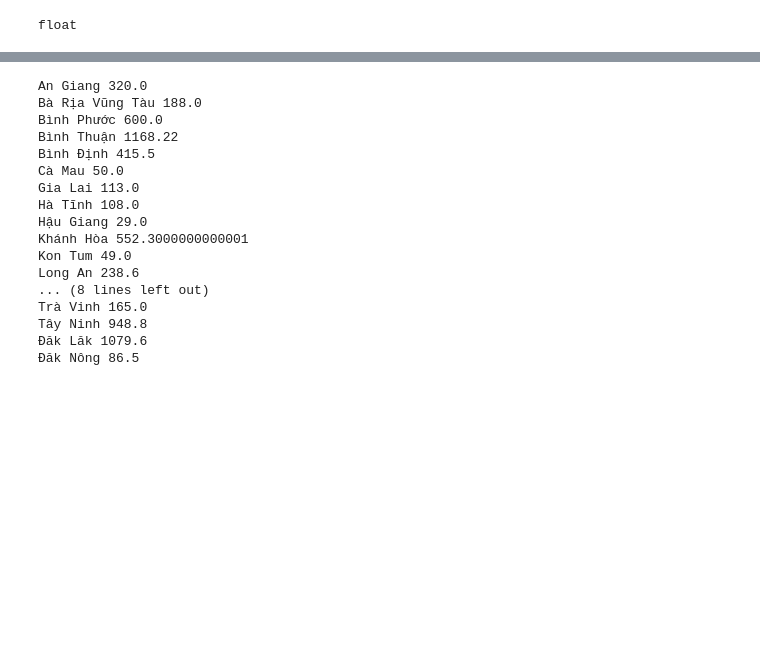
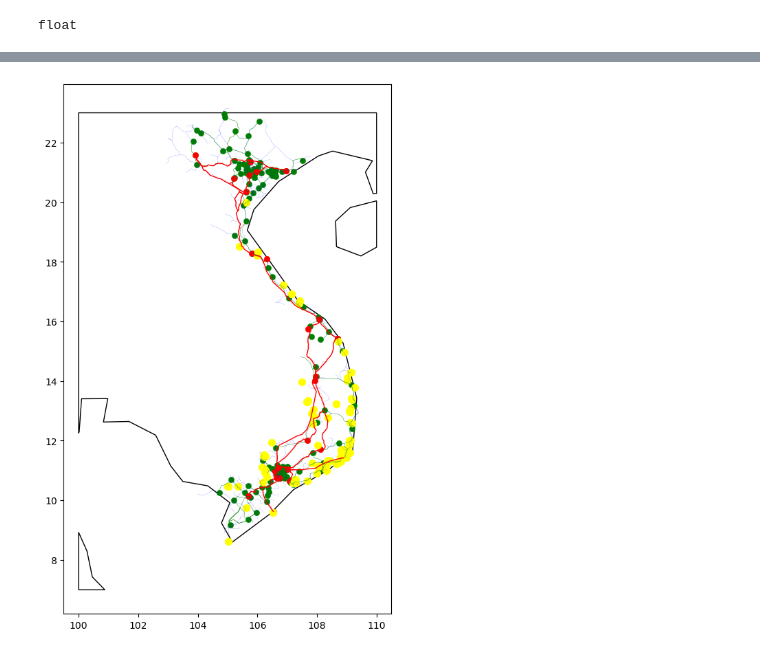
Before and after one commit to kyojinkyojin/vn_solar_power, a Jupyter notebook: get_data.ipynb, the cells around one changed output, grey strips where cells are left out. Saved outputs shown, nothing was run; the diff lists cells and outputs as text; code cells hidden in the pictures; blank space fills up the shorter version.

Commit message:
got the transmission dataset baby

```diff
--- a/get_data.ipynb
+++ b/get_data.ipynb
@@ -111,23 +111,18 @@ plt.show()
-# %%
-group = df.groupby(by="region_loc")
-for k, v in group:
-    print(k, v['mw'].sum())
-#dfs = [df for _, df in group]
-# %% [output]
-An Giang 320.0
-Bà Rịa Vũng Tàu 188.0
-Bình Phước 600.0
-Bình Thuận 1168.22
-Bình Định 415.5
-Cà Mau 50.0
-Gia Lai 113.0
-Hà Tĩnh 108.0
-Hậu Giang 29.0
-Khánh Hòa 552.3000000000001
-Kon Tum 49.0
-Long An 238.6
-... (8 lines left out)
-Trà Vinh 165.0
-Tây Ninh 948.8
-Đăk Lăk 1079.6
-Đăk Nông 86.5
+# %%
+fig, ax = plt.subplots(figsize=(10, 10))
+vietnam.plot(ax=ax, color='white', edgecolor='black')
+gdf_2 = gpd.read_file("./geojson/transmissionlinekv.geojson")
+gdfs = [gdf for _, gdf in gdf_2.groupby("Voltage")]
+gdfs[0].plot(ax=ax, color="blue", linewidth=.1)
+gdfs[1].plot(ax=ax, color="green", linewidth=.3)
+gdfs[2].plot(ax=ax, color="red", linewidth=1)
+gdf_3 = gpd.read_file("./geojson/substationskv.geojson")
+gdfs_2 = [gdf for _, gdf in gdf_3.groupby("Voltage")]
+#gdfs[0].plot(ax=ax, color="blue", linewidth=.2)
+gdfs_2[1].plot(ax=ax, color="green", linewidth=.3)
+gdfs_2[2].plot(ax=ax, color="red", linewidth=.5)
+gdf.plot(ax=ax, color='yellow', markersize=50, label="Power Plants", aspect=1)
+#gdf_2.plot(ax=ax, color="blue")
+plt.show()
+# %% [output]
+[figure, added]
```
Also changed, not shown: parts of 3 cells of this notebook, 2 other files.
